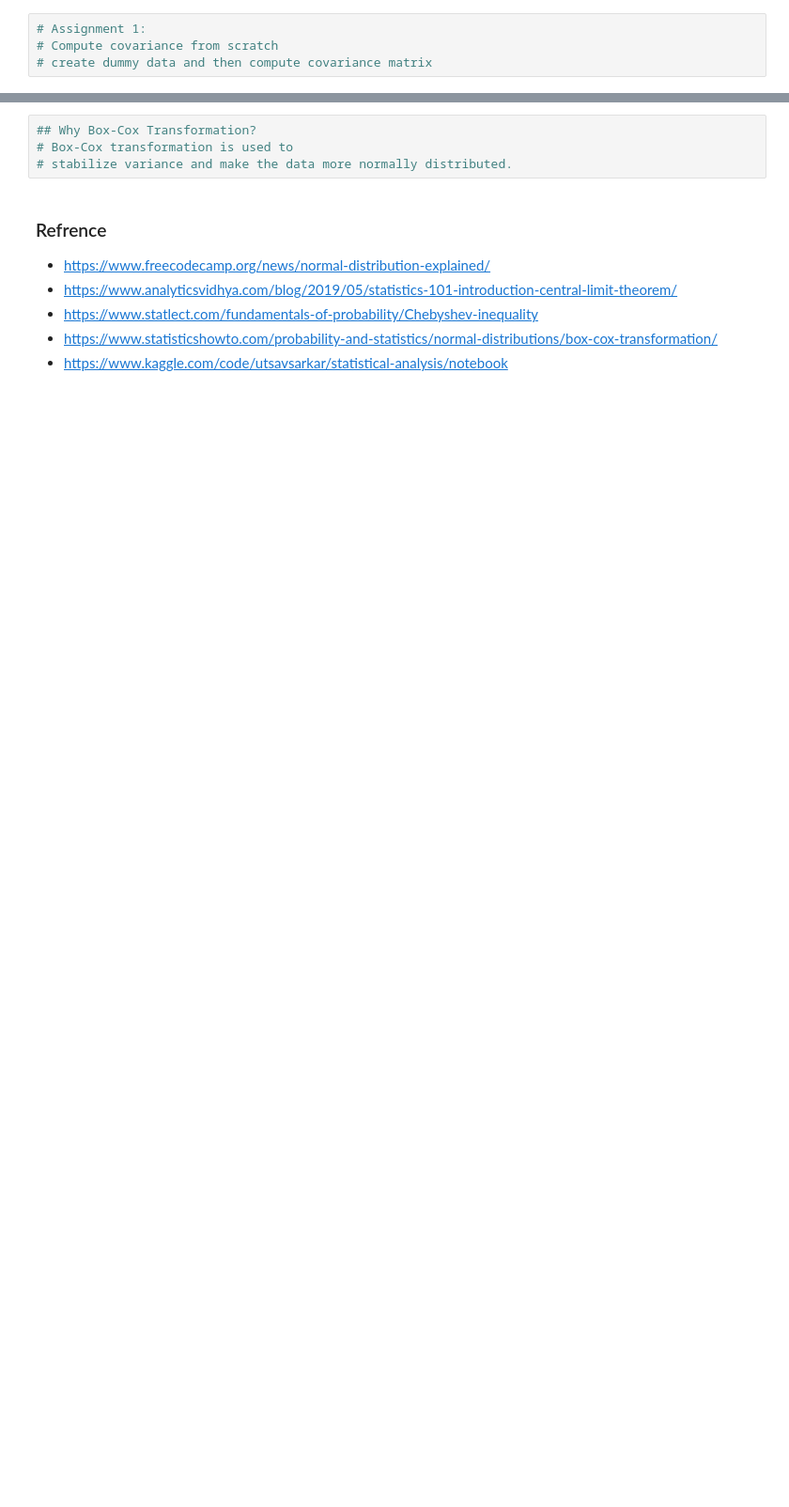
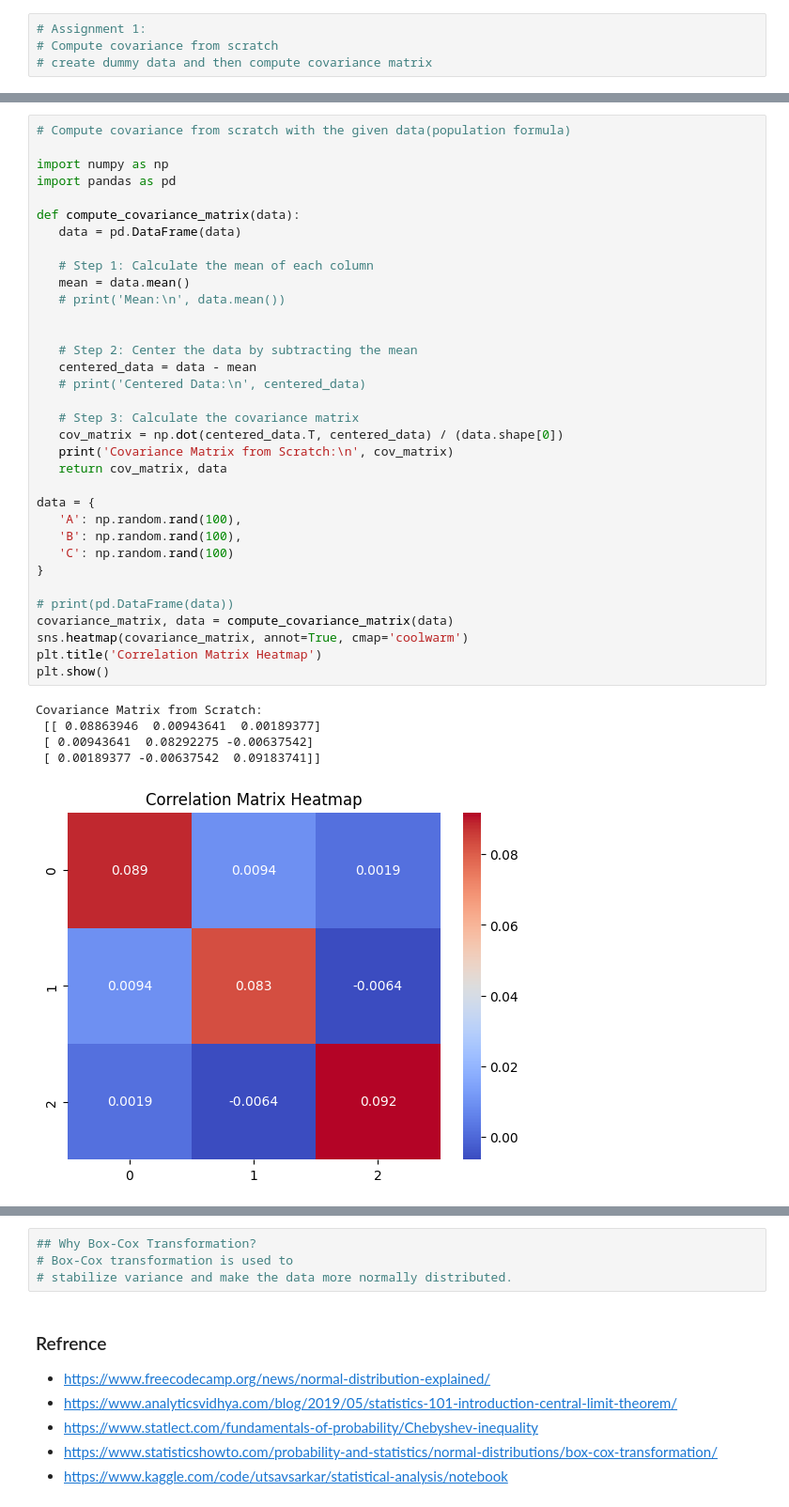
Before and after one commit to rahul8879/ai-ml-akila, a Jupyter notebook: maths/stats/01_stats.ipynb, the cells around one changed output, grey strips where cells are left out. Shown: that part at 94% size. Cells and saved outputs as stored; diff of their text form; blank space fills up the shorter version.

```diff
--- a/maths/stats/01_stats.ipynb
+++ b/maths/stats/01_stats.ipynb
@@ -180,0 +225,40 @@ plt.show()
+# %%
+# Compute covariance from scratch with the given data(population formula)
+
+import numpy as np
+import pandas as pd
+
+def compute_covariance_matrix(data):
+   data = pd.DataFrame(data)
+
+   # Step 1: Calculate the mean of each column
+   mean = data.mean()
+   # print('Mean:\n', data.mean())
+
+
+   # Step 2: Center the data by subtracting the mean
+   centered_data = data - mean
+   # print('Centered Data:\n', centered_data)
+
+   # Step 3: Calculate the covariance matrix
+   cov_matrix = np.dot(centered_data.T, centered_data) / (data.shape[0])
+   print('Covariance Matrix from Scratch:\n', cov_matrix)
+   return cov_matrix, data
+
+data = {
+   'A': np.random.rand(100),
+   'B': np.random.rand(100),
+   'C': np.random.rand(100)
+}
+
+# print(pd.DataFrame(data))
+covariance_matrix, data = compute_covariance_matrix(data)
+sns.heatmap(covariance_matrix, annot=True, cmap='coolwarm')
+plt.title('Correlation Matrix Heatmap')
+plt.show()
+# %% [output]
+Covariance Matrix from Scratch:
+ [[ 0.08863946  0.00943641  0.00189377]
+ [ 0.00943641  0.08292275 -0.00637542]
+ [ 0.00189377 -0.00637542  0.09183741]]
+[figure, added]
```
Also changed, not shown: parts of 15 cells of this notebook.
